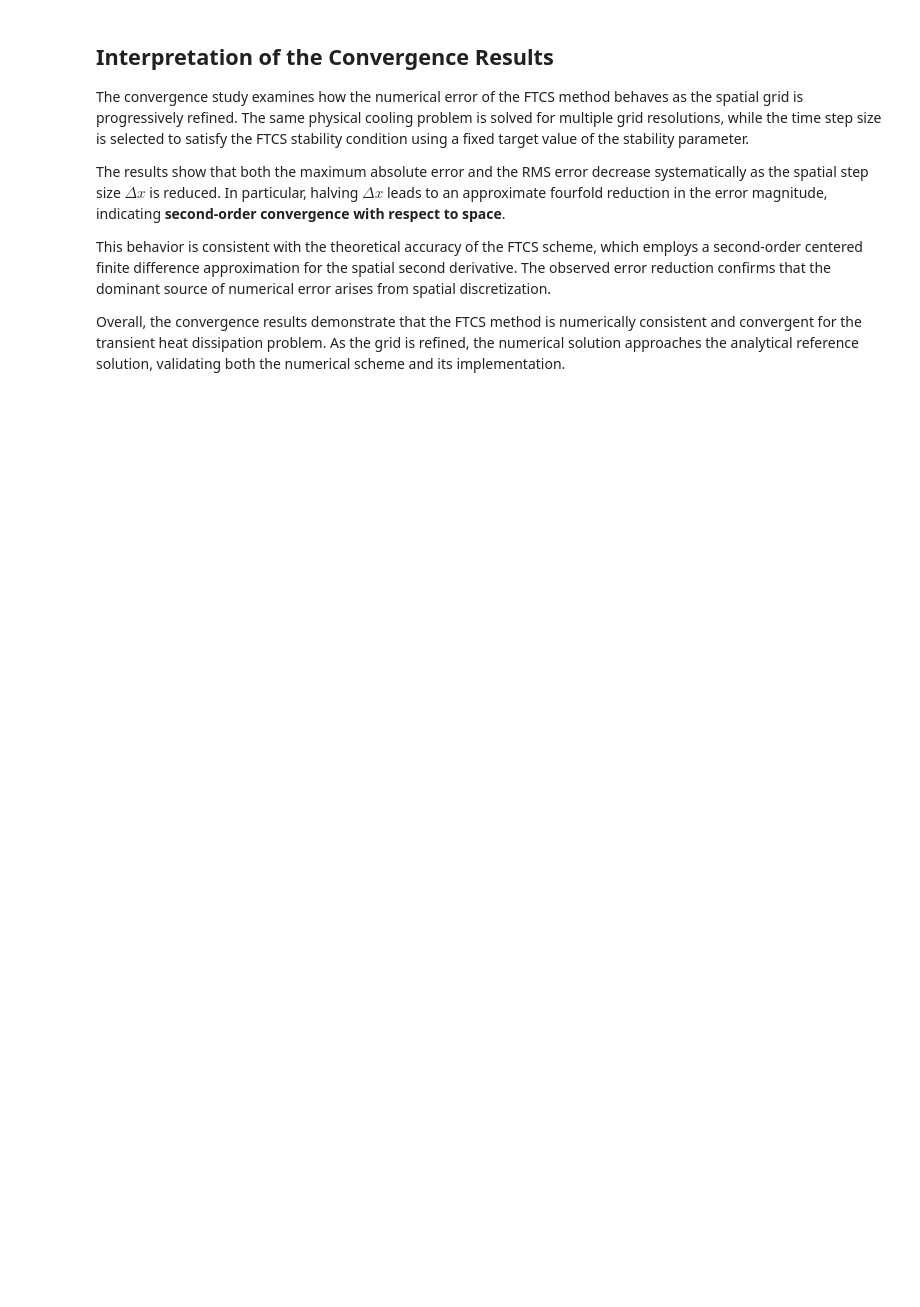
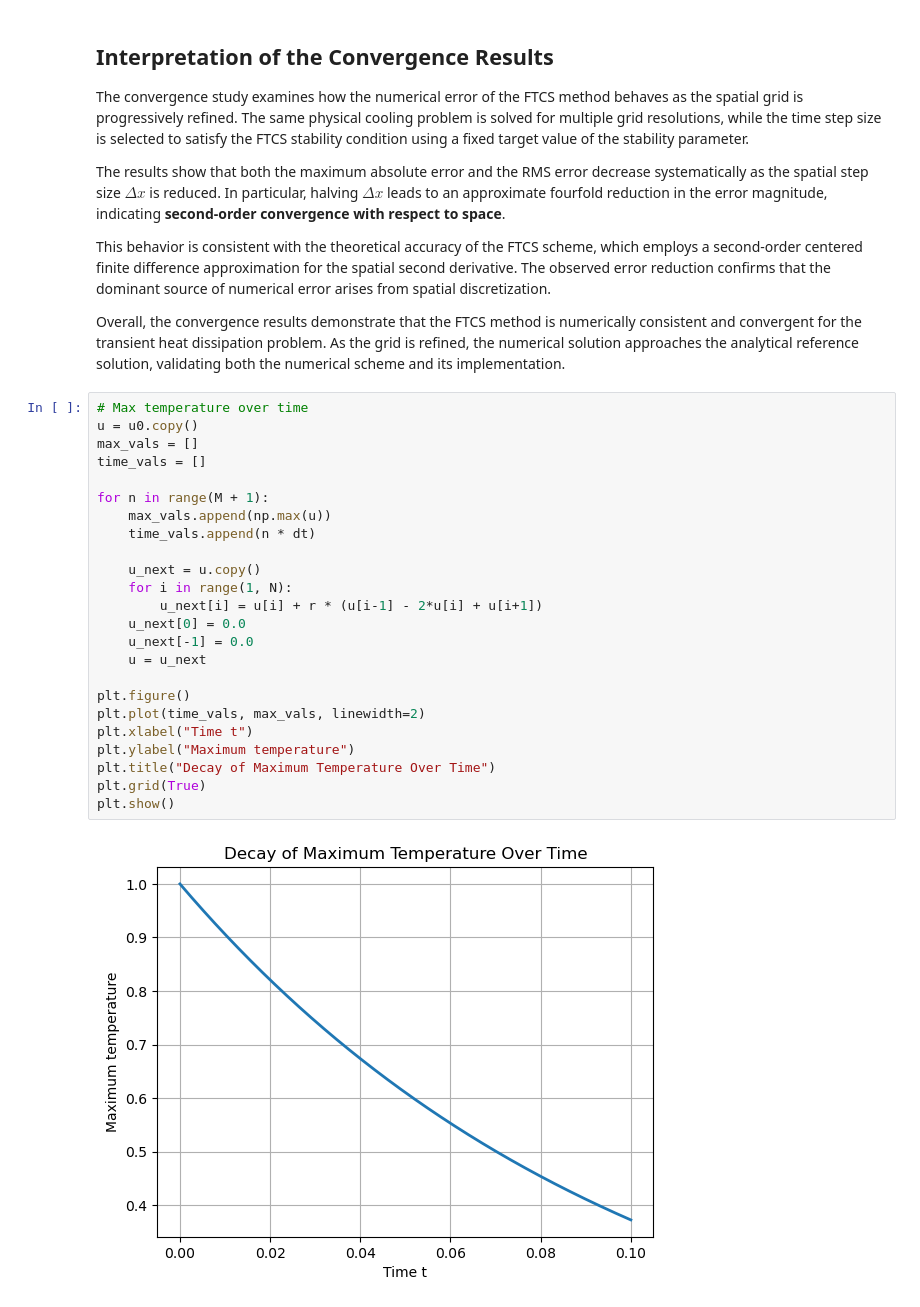
Before and after one commit to merteldem1r/Numerical-Analysis-MATH353, a Jupyter notebook: Term-Project/Mert_Eldemir_25120205086_MAT353.ipynb, the cells around one changed output. Drawn from its saved outputs; the diff is of its cells as text; blank space fills up the shorter version.

```diff
--- a/Term-Project/Mert_Eldemir_25120205086_MAT353.ipynb
+++ b/Term-Project/Mert_Eldemir_25120205086_MAT353.ipynb
@@ -755,3 +785,29 @@ Overall, the convergence results demonstrate that the FTCS method is
 numerically consistent and convergent for the transient heat dissipation problem.
 As the grid is refined, the numerical solution approaches the analytical reference
 solution, validating both the numerical scheme and its implementation.
+# %%
+# Max temperature over time
+u = u0.copy()
+max_vals = []
+time_vals = []
+
+for n in range(M + 1):
+    max_vals.append(np.max(u))
+    time_vals.append(n * dt)
+
+    u_next = u.copy()
+    for i in range(1, N):
+        u_next[i] = u[i] + r * (u[i-1] - 2*u[i] + u[i+1])
+    u_next[0] = 0.0
+    u_next[-1] = 0.0
+    u = u_next
+
+plt.figure()
+plt.plot(time_vals, max_vals, linewidth=2)
+plt.xlabel("Time t")
+plt.ylabel("Maximum temperature")
+plt.title("Decay of Maximum Temperature Over Time")
+plt.grid(True)
+plt.show()
+# %% [output]
+[figure, added]
```
Also changed, not shown: parts of 5 cells of this notebook.
